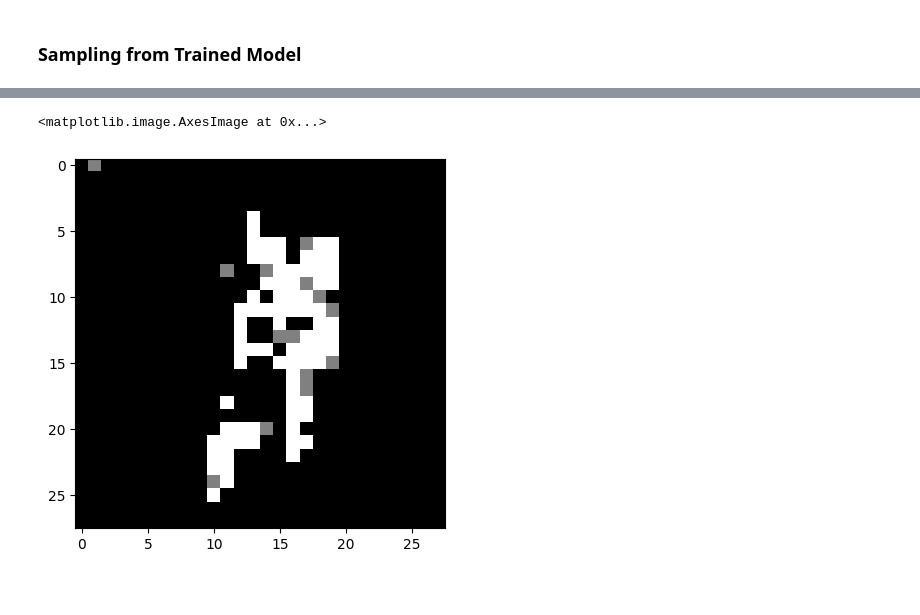
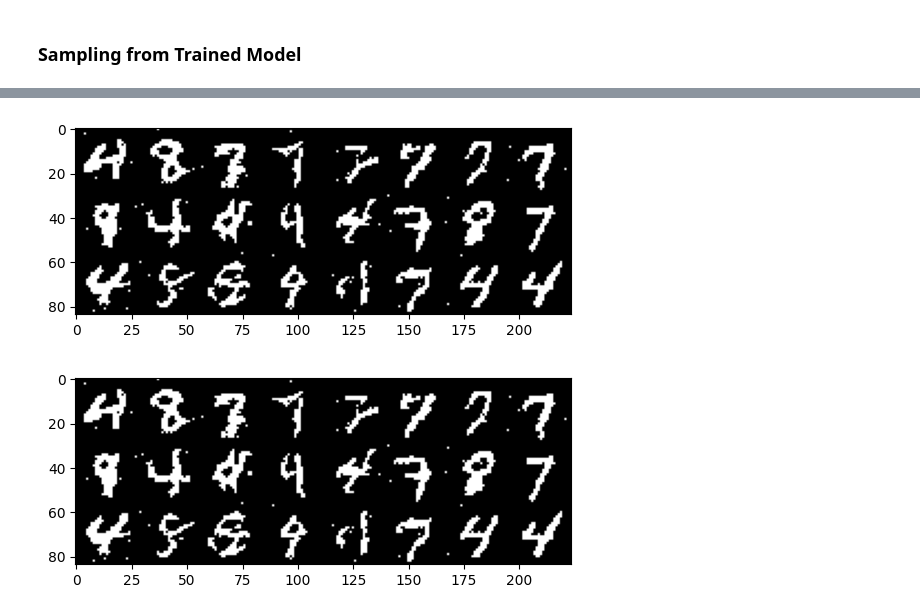
Before and after one commit to ElisR/DirichletFlowMatching, a Jupyter notebook: examples/DFM_MNIST_Training.ipynb, the cells around one changed output, grey strips where cells are left out. Saved outputs shown, nothing was run; the diff lists cells and outputs as text; code cells hidden in the pictures.

```diff
--- a/examples/DFM_MNIST_Training.ipynb
+++ b/examples/DFM_MNIST_Training.ipynb
@@ -99,6 +114,21 @@ plt.imshow(x_hat, cmap="gray")
-# %%
-x_hat_intermediate = xs_output.argmax(axis=-1)[99]
-plt.imshow(x_hat_intermediate, cmap="gray")
-# %% [output]
-<matplotlib.image.AxesImage at 0x...>
-[figure, removed]
+# %%
+# Pre-calculate the frames
+frames = [xs_output.argmax(axis=-1)[frame] for frame in range(101)]
+
+# Create a figure and an image object
+fig, ax = plt.subplots()
+im = ax.imshow(frames[0], cmap="gray")
+
+for frame in frames:
+    # Update the image data
+    im.set_data(frame)
+
+    # Clear the previous output and display the updated figure
+    clear_output(wait=True)
+    display(fig)
+
+    # Pause for a while
+    time.sleep(0.01)
+# %% [output]
+[figure, added]
+[figure, added]
```
Also changed, not shown: parts of 10 cells of this notebook, 3 other files.
